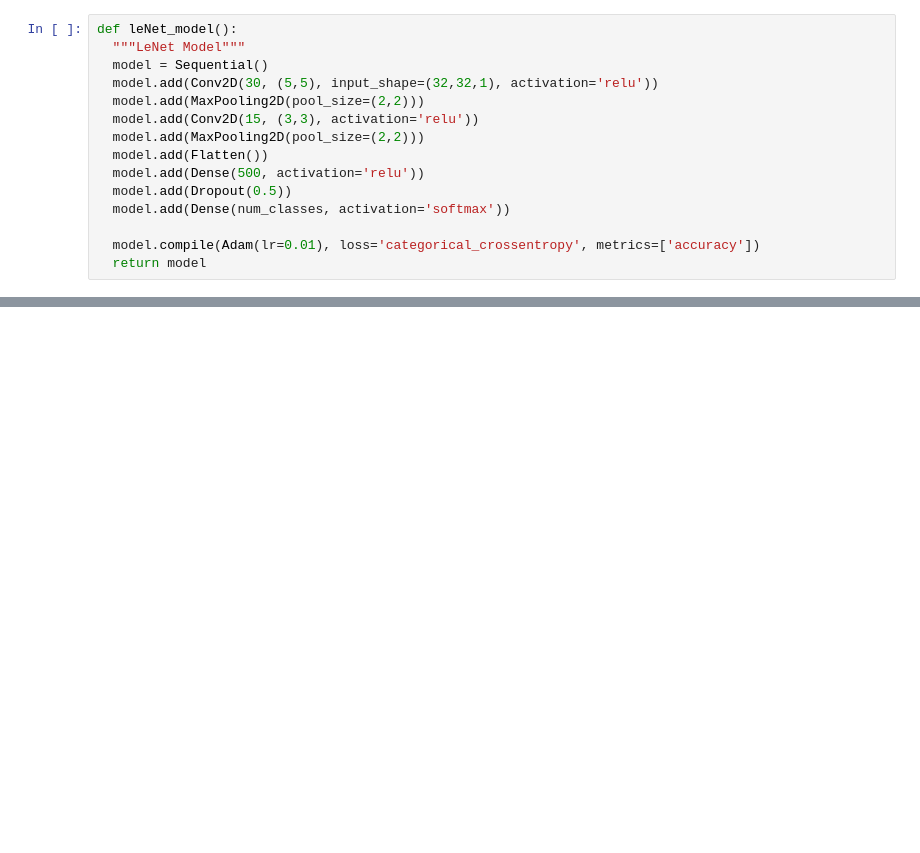
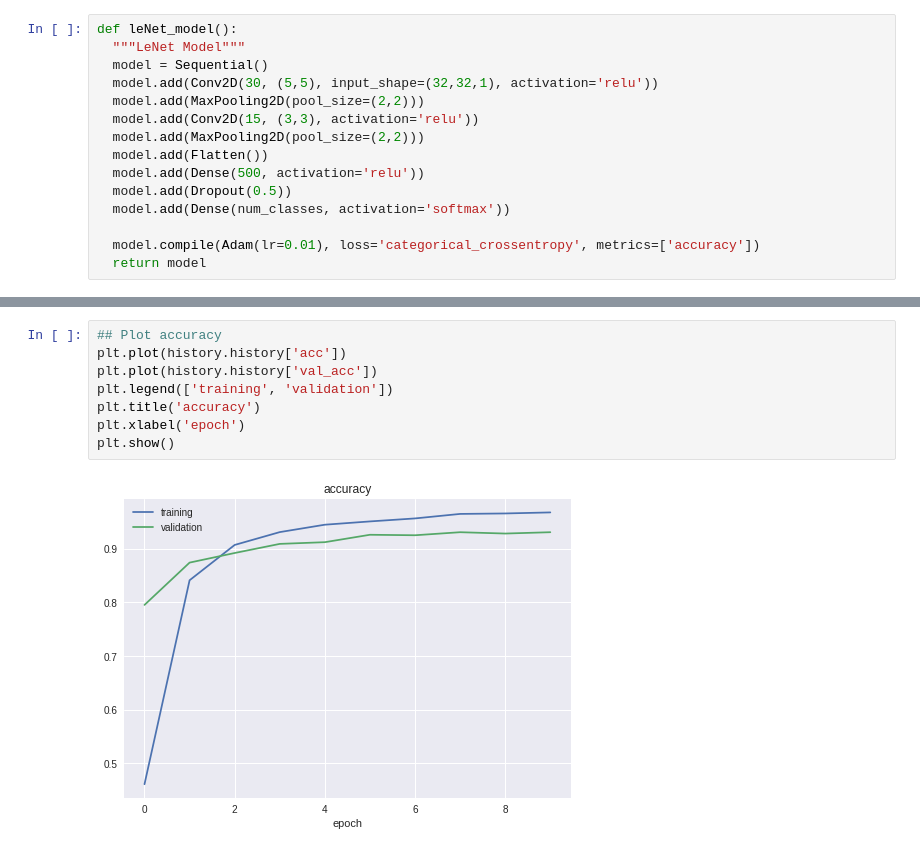
Before and after one commit to tylerlum/traffic_signs, a Jupyter notebook: Traffic_Signs.ipynb, the cells around one changed output, grey strips where cells are left out. Saved outputs shown, nothing was run; the diff lists cells and outputs as text; blank space fills up the shorter version.

```diff
--- a/Traffic_Signs.ipynb
+++ b/Traffic_Signs.ipynb
@@ -149,0 +206,10 @@ history = model.fit(X_train, Y_train, epochs=10, validation_data=(X_val, Y_val),
+# %%
+## Plot accuracy
+plt.plot(history.history['acc'])
+plt.plot(history.history['val_acc'])
+plt.legend(['training', 'validation'])
+plt.title('accuracy')
+plt.xlabel('epoch')
+plt.show()
+# %% [output]
+[figure, added]
```
Also changed, not shown: parts of 10 cells of this notebook.
